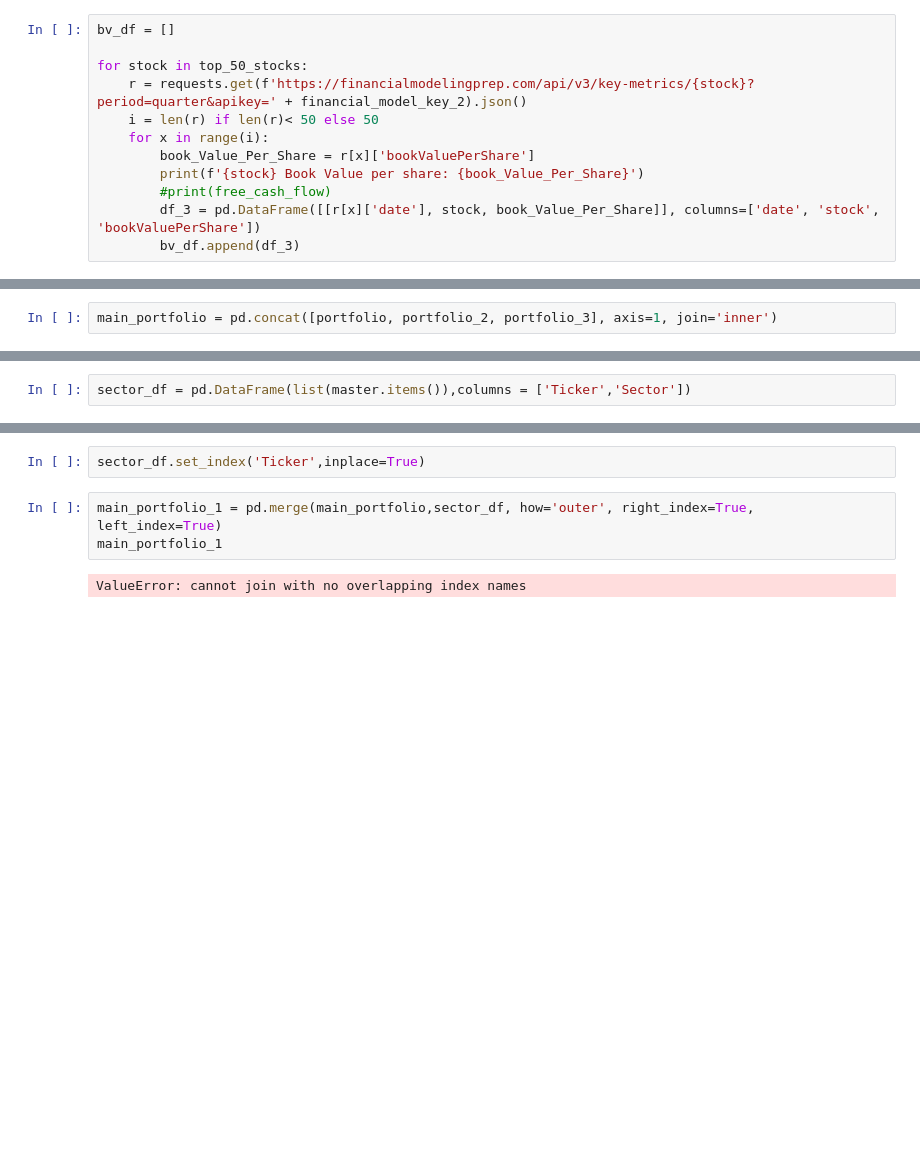
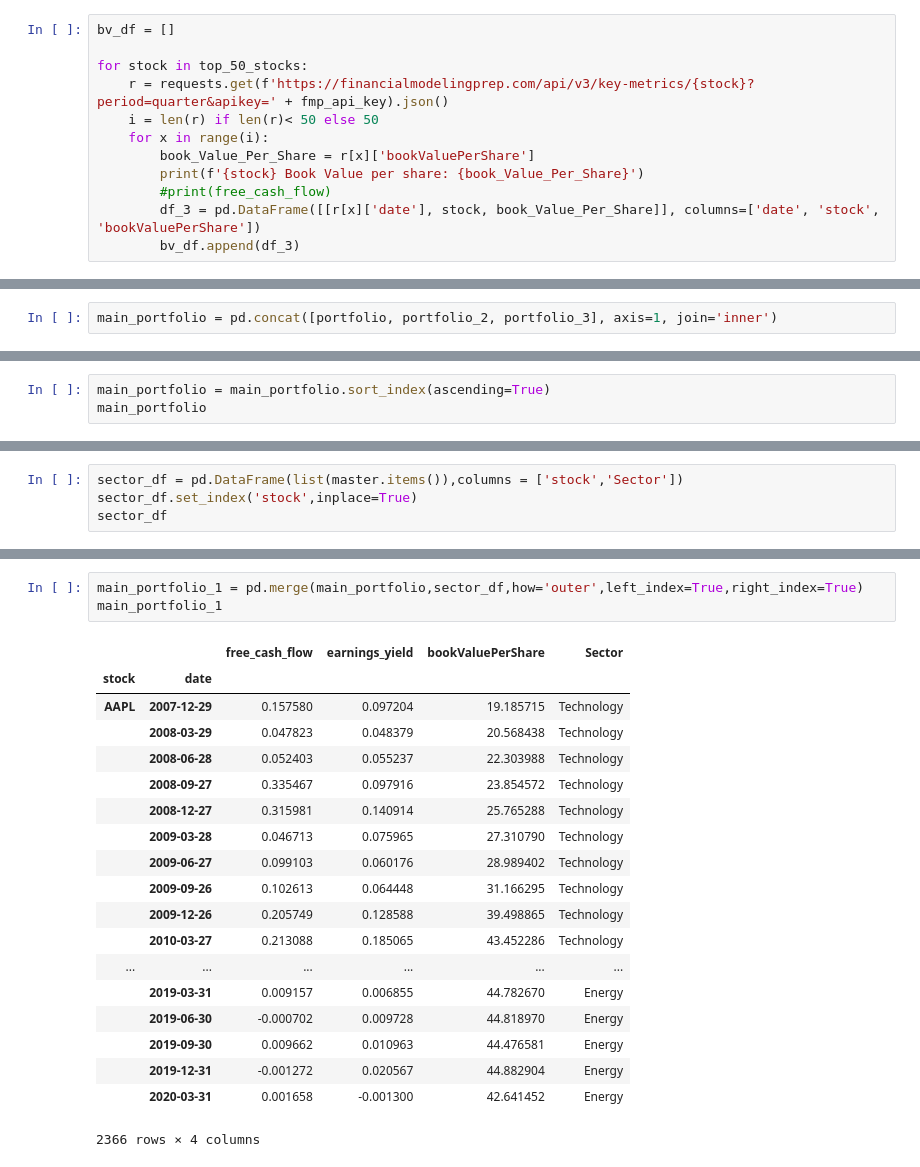
Before and after one commit to jankovicsara/PROJECT-1, a Jupyter notebook: Factors_RD611.ipynb, the cells around one changed output, grey strips where cells are left out. Cells and saved outputs as stored; diff of their text form; blank space fills up the shorter version.

```diff
--- a/Factors_RD611.ipynb
+++ b/Factors_RD611.ipynb
@@ -158,7 +137,7 @@ portfolio_2.head()
 bv_df = []
 
 for stock in top_50_stocks:
-    r = requests.get(f'https://financialmodelingprep.com/api/v3/key-metrics/{stock}?period=quarter&apikey=' + financial_model_key_2).json()
+    r = requests.get(f'https://financialmodelingprep.com/api/v3/key-metrics/{stock}?period=quarter&apikey=' + fmp_api_key).json()
     i = len(r) if len(r)< 50 else 50
     for x in range(i):
         book_Value_Per_Share = r[x]['bookValuePerShare']
@@ -224,0 +181,3 @@ WARNING:param.main: grouby option not found for line plot; similar options inclu
+# %%
+main_portfolio = main_portfolio.sort_index(ascending=True)
+main_portfolio
@@ -273,4 +253,6 @@ master
  'CVX': 'Energy',
  'NEE': 'Utilities'}
 # %%
-sector_df = pd.DataFrame(list(master.items()),columns = ['Ticker','Sector'])
+sector_df = pd.DataFrame(list(master.items()),columns = ['stock','Sector'])
+sector_df.set_index('stock',inplace=True)
+sector_df
@@ -277,7 +278,23 @@ sector_df = pd.DataFrame(list(master.items()),columns = ['Ticker','Sector'])
-# %%
-sector_df.set_index('Ticker',inplace=True)
 # %%
-main_portfolio_1 = pd.merge(main_portfolio,sector_df, how='outer', right_index=True, left_index=True)
+main_portfolio_1 = pd.merge(main_portfolio,sector_df,how='outer',left_index=True,right_index=True)
 main_portfolio_1
 # %% [output]
+|  |  | free_cash_flow | earnings_yield | bookValuePerShare | Sector |
+| stock | date |  |  |  |  |
+| AAPL | 2007-12-29 | 0.157580 | 0.097204 | 19.185715 | Technology |
+|  | 2008-03-29 | 0.047823 | 0.048379 | 20.568438 | Technology |
+|  | 2008-06-28 | 0.052403 | 0.055237 | 22.303988 | Technology |
+|  | 2008-09-27 | 0.335467 | 0.097916 | 23.854572 | Technology |
+|  | 2008-12-27 | 0.315981 | 0.140914 | 25.765288 | Technology |
+|  | 2009-03-28 | 0.046713 | 0.075965 | 27.310790 | Technology |
+|  | 2009-06-27 | 0.099103 | 0.060176 | 28.989402 | Technology |
+|  | 2009-09-26 | 0.102613 | 0.064448 | 31.166295 | Technology |
+|  | 2009-12-26 | 0.205749 | 0.128588 | 39.498865 | Technology |
+|  | 2010-03-27 | 0.213088 | 0.185065 | 43.452286 | Technology |
+| ... | ... | ... | ... | ... | ... |
+|  | 2019-03-31 | 0.009157 | 0.006855 | 44.782670 | Energy |
+|  | 2019-06-30 | -0.000702 | 0.009728 | 44.818970 | Energy |
+|  | 2019-09-30 | 0.009662 | 0.010963 | 44.476581 | Energy |
+|  | 2019-12-31 | -0.001272 | 0.020567 | 44.882904 | Energy |
+|  | 2020-03-31 | 0.001658 | -0.001300 | 42.641452 | Energy |
-ValueError: cannot join with no overlapping index names
+2366 rows × 4 columns
```
Also changed, not shown: parts of 20 cells of this notebook.
